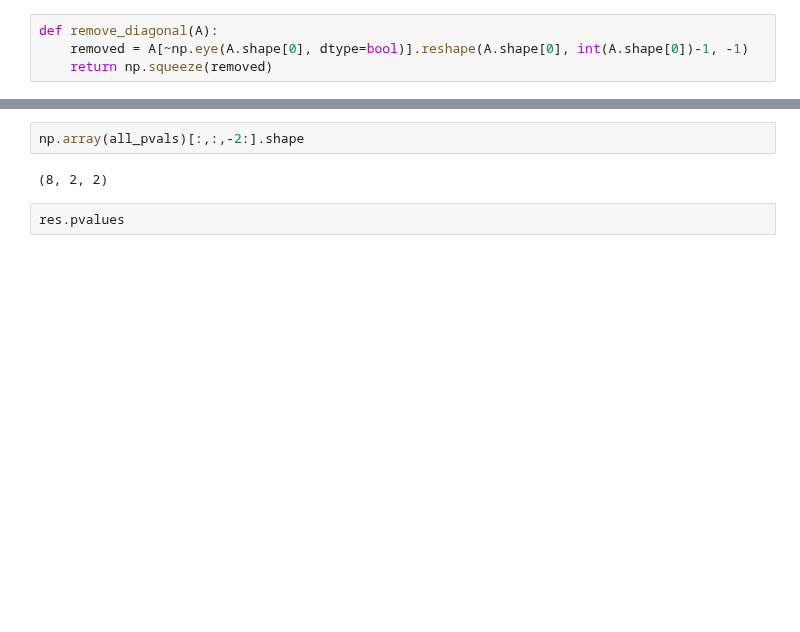
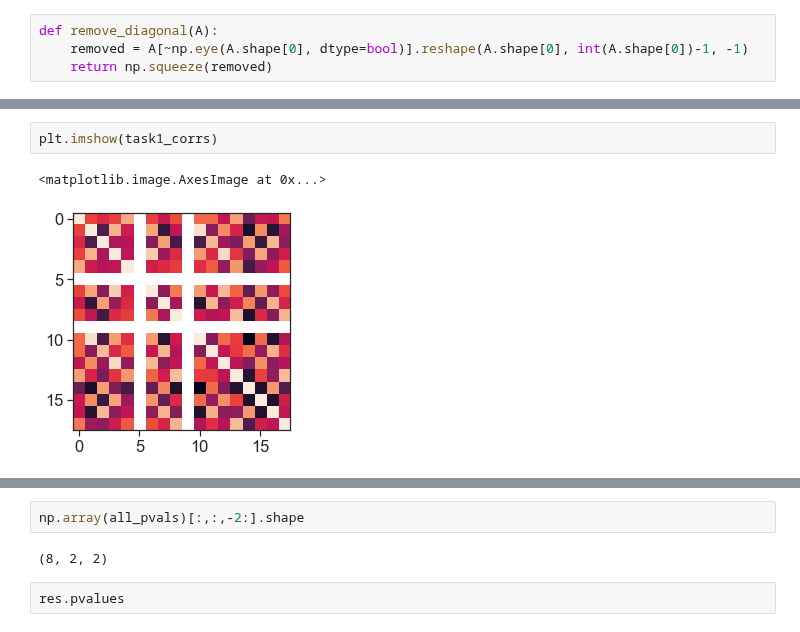
Before and after one commit to yves-weissenberger/ll_ephys, a Jupyter notebook: ephys_notebooks/RSA_task_distance.ipynb, the cells around one changed output, grey strips where cells are left out. Saved outputs shown, nothing was run; the diff lists cells and outputs as text; blank space fills up the shorter version.

```diff
--- a/ephys_notebooks/RSA_task_distance.ipynb
+++ b/ephys_notebooks/RSA_task_distance.ipynb
@@ -272,3 +269,8 @@ res = sm.OLS(y,X,hasconst=True).fit()
+# %%
+plt.imshow(task1_corrs)
+# %% [output]
+<matplotlib.image.AxesImage at 0x...>
+[figure, added]
 # %%
 res.summary()
 # %% [output]
```
Also changed, not shown: parts of 43 cells of this notebook, 6 other files.
